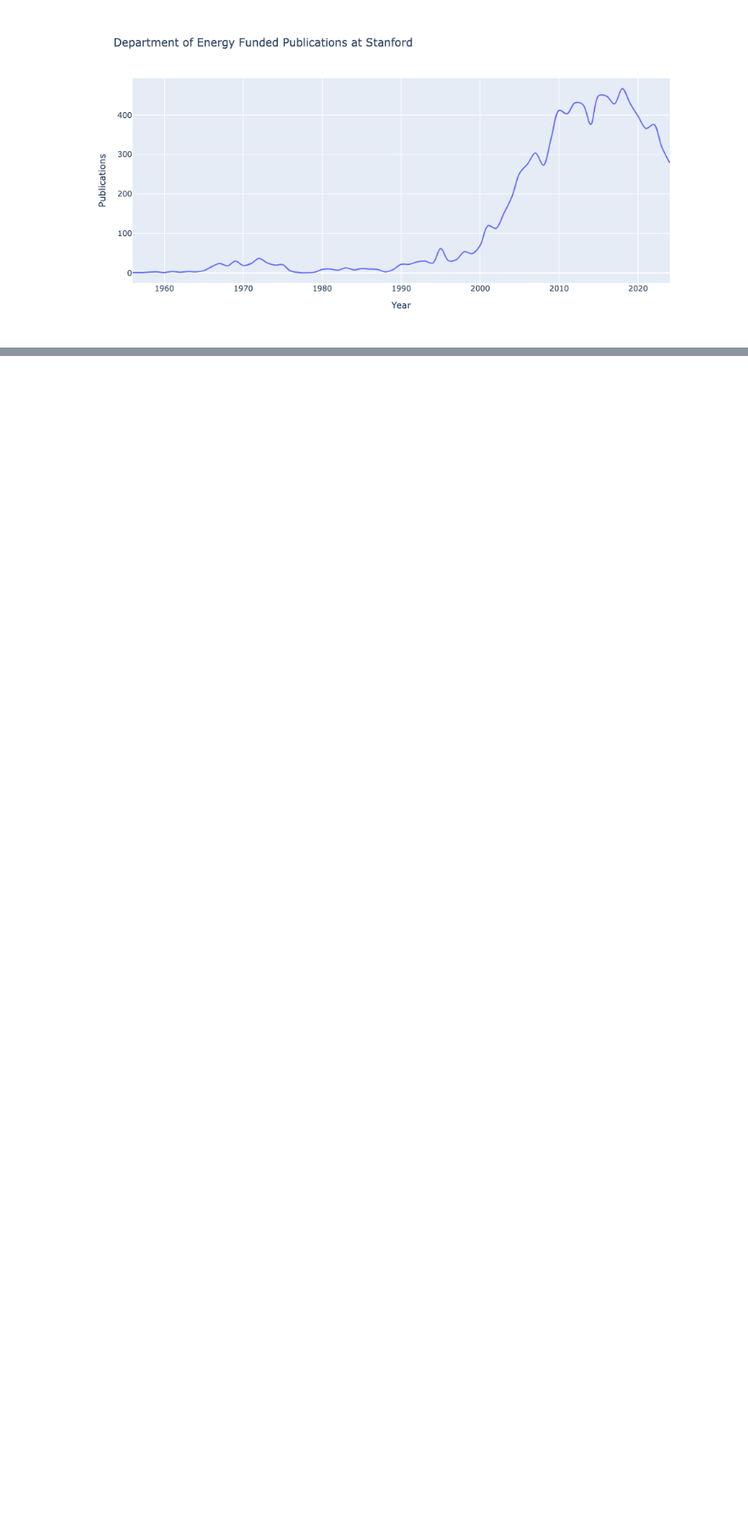
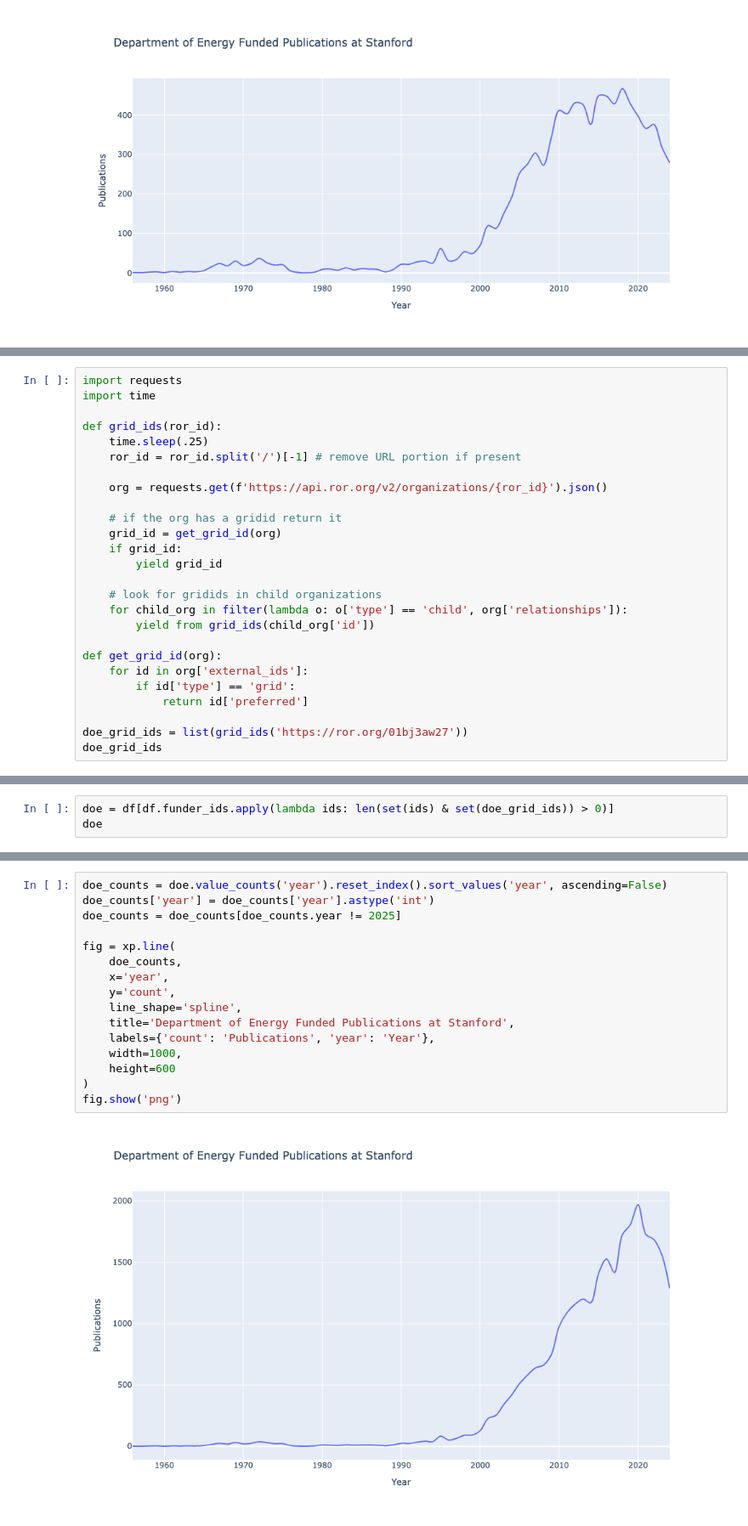
Before and after one commit to edsu/notebooks, a Jupyter notebook: Stanford-DOE.ipynb, the cells around one changed output, grey strips where cells are left out. Shown at 85% size. Drawn from its saved outputs; the diff is of its cells as text; blank space fills up the shorter version.

Commit message:
look at more GRID IDs in DOE notebook

```diff
--- a/Stanford-DOE.ipynb
+++ b/Stanford-DOE.ipynb
@@ -162,0 +183,26 @@ df
+# %%
+import requests
+import time
+
+def grid_ids(ror_id):
+    time.sleep(.25)
+    ror_id = ror_id.split('/')[-1] # remove URL portion if present
+
+    org = requests.get(f'https://api.ror.org/v2/organizations/{ror_id}').json()
+
+    # if the org has a gridid return it
+    grid_id = get_grid_id(org)
+    if grid_id:
+        yield grid_id
+
+    # look for gridids in child organizations
+    for child_org in filter(lambda o: o['type'] == 'child', org['relationships']):
+        yield from grid_ids(child_org['id'])
+
+def get_grid_id(org):
+    for id in org['external_ids']:
+        if id['type'] == 'grid':
+            return id['preferred']
+
+doe_grid_ids = list(grid_ids('https://ror.org/01bj3aw27'))
+doe_grid_ids
@@ -162,0 +229,3 @@ df
+# %%
+doe = df[df.funder_ids.apply(lambda ids: len(set(ids) & set(doe_grid_ids)) > 0)]
+doe
@@ -162,0 +246,18 @@ df
+# %%
+doe_counts = doe.value_counts('year').reset_index().sort_values('year', ascending=False)
+doe_counts['year'] = doe_counts['year'].astype('int')
+doe_counts = doe_counts[doe_counts.year != 2025]
+
+fig = xp.line(
+    doe_counts,
+    x='year',
+    y='count',
+    line_shape='spline',
+    title='Department of Energy Funded Publications at Stanford',
+    labels={'count': 'Publications', 'year': 'Year'},
+    width=1000,
+    height=600
+)
+fig.show('png')
+# %% [output]
+[figure, added]
```
Also changed, not shown: parts of 9 cells of this notebook, 1 other file.
